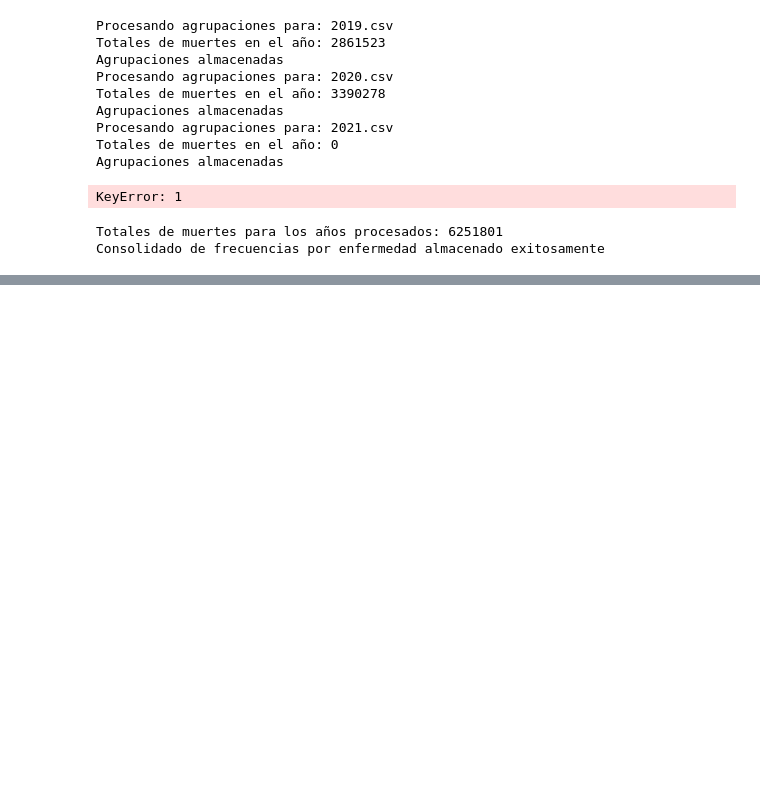
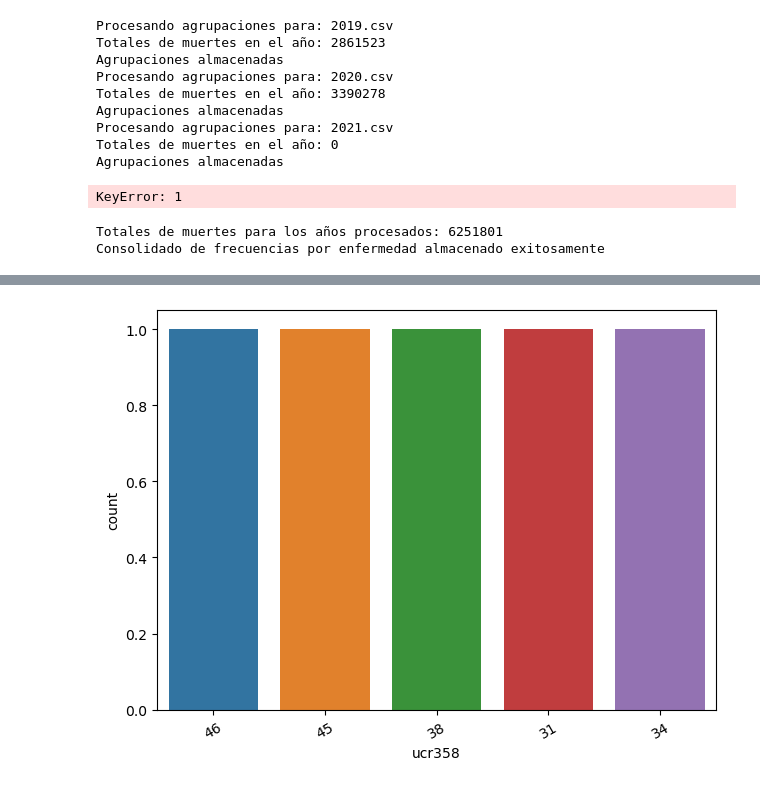
Before and after one commit to blackbrs/diplomado, a Jupyter notebook: Proyecto/Proyecto.ipynb, the cells around one changed output, grey strips where cells are left out. Cells and saved outputs as stored; diff of their text form; code cells hidden in the pictures; blank space fills up the shorter version.

```diff
--- a/Proyecto/Proyecto.ipynb
+++ b/Proyecto/Proyecto.ipynb
@@ -241,0 +281,16 @@ KeyError: '358_cause_recode'
+# %%
+# Grafico 3: Grafico de las 5 enfermedades con el menor numero de muertes, para los 2 años estudiados
+
+carpeta_inicial = RUTA_DATASET_LIMPIADO
+
+df_2019 = pd.read_csv(carpeta_inicial + "2019.csv")
+df_2020 = pd.read_csv(carpeta_inicial + "2020.csv")
+df_consolidado = pd.concat([df_2019, df_2020], axis=0, ignore_index=True)
+
+order = df_consolidado["ucr358"].value_counts().index
+countplot = sns.countplot(df_consolidado, x="ucr358", order=order[-5:])
+countplot.tick_params(axis='x', rotation=30)
+plt.tight_layout()
+plt.show()
+# %% [output]
+[figure, added]
```
Also changed, not shown: parts of 5 cells of this notebook.
